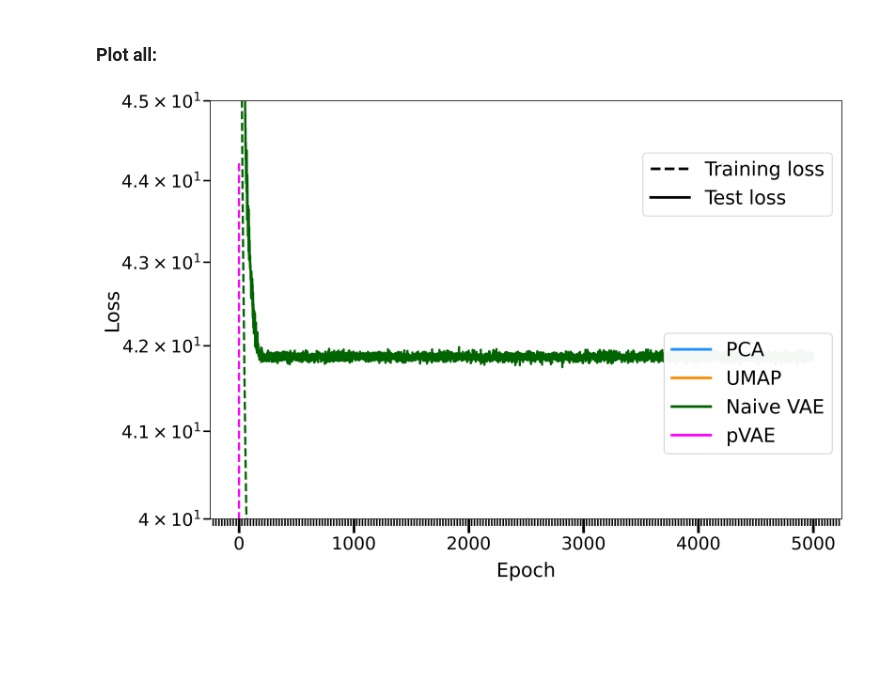
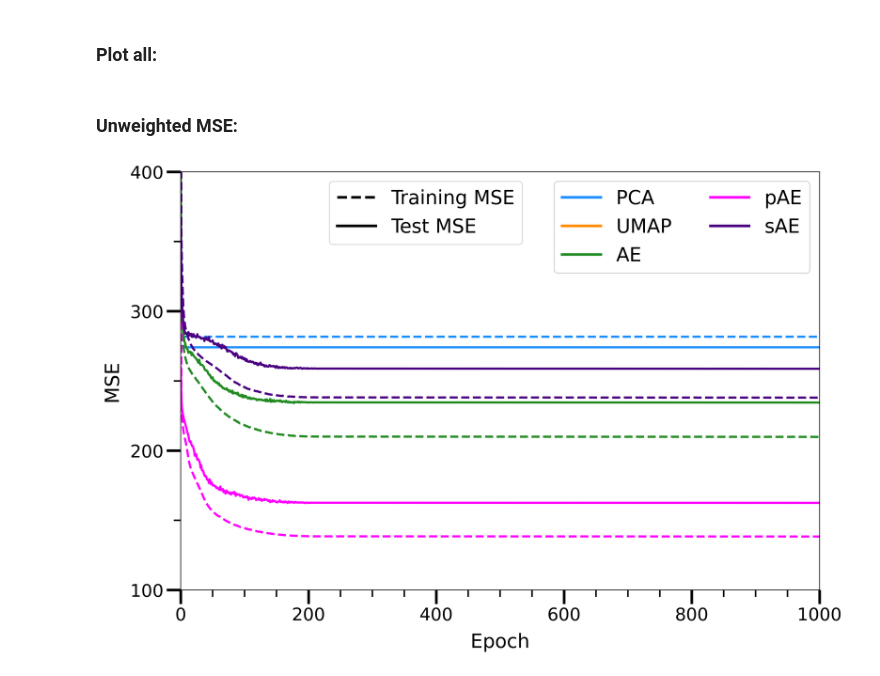
Before and after one commit to ia-chow/galactic, a Jupyter notebook: tf_tutorials/all_methods_aggregate.ipynb, the cells around one changed output. Cells and saved outputs as stored; diff of their text form; code cells hidden in the pictures; blank space fills up the shorter version.

Commit message:
updated a bunch of plots and notebooks

```diff
--- a/tf_tutorials/all_methods_aggregate.ipynb
+++ b/tf_tutorials/all_methods_aggregate.ipynb
@@ -389,47 +402,68 @@ with open('modified_vae_history.pkl', 'rb') as f:
 # %% [markdown]
 ### Plot all:
+# %% [markdown]
+### Unweighted MSE:
 # %%
 colors = ['dodgerblue', 'darkorange', 'forestgreen', 'fuchsia', 'indigo', 'brown', 'gold']
 from matplotlib.ticker import MultipleLocator
 
 fig, ax = plt.subplots(1, 1, figsize = (12, 8), dpi=400)
-# plot PCA
+# plot PCA MSE
 plt.axhline(pca_training_mse, linewidth=2.5, color='dodgerblue', linestyle='dashed')
 plt.axhline(pca_test_mse, linewidth=2.5, color='dodgerblue', linestyle='solid')
-# naive VAE
-plt.plot(naive_history['reconstruction_loss'], linewidth=2.5, color='darkgreen', linestyle='dashed')
-plt.plot(naive_history['val_reconstruction_loss'], linewidth=2.5, color='darkgreen', linestyle='solid')
-# modified VAE
-plt.plot(modified_history['reconstruction_loss'], linewidth=2.5, color='fuchsia', linestyle='dashed')
-plt.plot(modified_history['val_reconstruction_loss'], linewidth=2.5, color='fuchsia', linestyle='solid')
+# vanilla AE MSE
+plt.plot(vanilla_history['mse'], linewidth=2.5, color='forestgreen', linestyle='dashed')
+plt.plot(vanilla_history['val_mse'], linewidth=2.5, color='forestgreen', linestyle='solid')
+# probabilistic AE MSE
+plt.plot(prob_history['mse'], linewidth=2.5, color='fuchsia', linestyle='dashed')
+plt.plot(prob_history['val_mse'], linewidth=2.5, color='fuchsia', linestyle='solid')
+# scatter AE MSE
+plt.plot(scatter_history['mse'], linewidth=2.5, color='indigo', linestyle='dashed')
+plt.plot(scatter_history['val_mse'], linewidth=2.5, color='indigo', linestyle='solid')
 # dummy lines
 # test/train
 dl1, = plt.plot([], [], c='black', linestyle='solid', linewidth=3.)
 dl2, = plt.plot([], [], c='black', linestyle='dashed', linewidth=3.)
-# PCA, UMAP, naive VAE, pVAE
+# PCA, UMAP, vanilla AE, pAE, sAE
 dl3, = plt.plot([], [], c='dodgerblue', linestyle='solid', linewidth=3.)
 dl4, = plt.plot([], [], c='darkorange', linestyle='solid', linewidth=3.)
-dl5, = plt.plot([], [], c='darkgreen', linestyle='solid', linewidth=3.)
+dl5, = plt.plot([], [], c='forestgreen', linestyle='solid', linewidth=3.)
 dl6, = plt.plot([], [], c='fuchsia', linestyle='solid', linewidth=3.)
+dl7, = plt.plot([], [], c='indigo', linestyle='solid', linewidth=3.)
 # scale
-plt.yscale('log')
+# plt.yscale('log')
 # plt.xscale('log')
 # tick params
 plt.tick_params('both', length=16, width=3., which='major', labelsize=20)
 plt.tick_params('both', length=8, width=1.75, which='minor', labelsize=20)
-ax.xaxis.set_minor_locator(MultipleLocator(25.))
+# x axis
+ax.xaxis.set_major_locator(MultipleLocator(200.))
+ax.xaxis.set_minor_locator(MultipleLocator(50.))
+# y axis
+ax.yaxis.set_major_locator(MultipleLocator(100.))
+ax.yaxis.set_minor_locator(MultipleLocator(50.))
 # limit, label
-# plt.xlim(0, 300)
-plt.ylim(40, 45)
+plt.xlim(0, 1000.)
+plt.ylim(100., 400.)
 plt.xlabel('Epoch', fontsize=22, labelpad=10)
-plt.ylabel('Loss', fontsize=22, labelpad=0)
+plt.ylabel('MSE', fontsize=22, labelpad=10)
 # legend
-l1 = plt.legend([dl2, dl1], ['Training loss', 'Test loss'], bbox_to_anchor=(1., 0.8), loc='right', fontsize=22)
-l2 = plt.legend([dl3, dl4, dl5, dl6], [r'PCA', r'UMAP', r'Vanilla AE', r'pAE', r'sAE'], bbox_to_anchor=(1., 0.3), loc='right', fontsize=22)
+l1 = plt.legend([dl2, dl1],
+                ['Training MSE', 'Test MSE'],
+                # loc = 'upper center',
+                bbox_to_anchor=(0.55, 1.), loc='upper right',
+                fontsize=22,
+                ncol=1)
+l2 = plt.legend([dl3, dl4, dl5, dl6, dl7],
+                [r'PCA', r'UMAP', r'AE', r'pAE', r'sAE'],
+                bbox_to_anchor=(1., 1.), loc='upper right',
+                # loc = 'upper right',
+                fontsize=22,
+                ncol=2)
 ax.add_artist(l2)
 ax.add_artist(l1)
 # tight layout, save
 plt.tight_layout()
-plt.savefig('./paper_figures/loss_vs_epoch.png')
+plt.savefig('./paper_figures/mse_vs_epoch.png')
 # %% [output]
-[figure, old version]
+[figure, new version]
```
Also changed, not shown: parts of 5 cells of this notebook, 18 other files.
